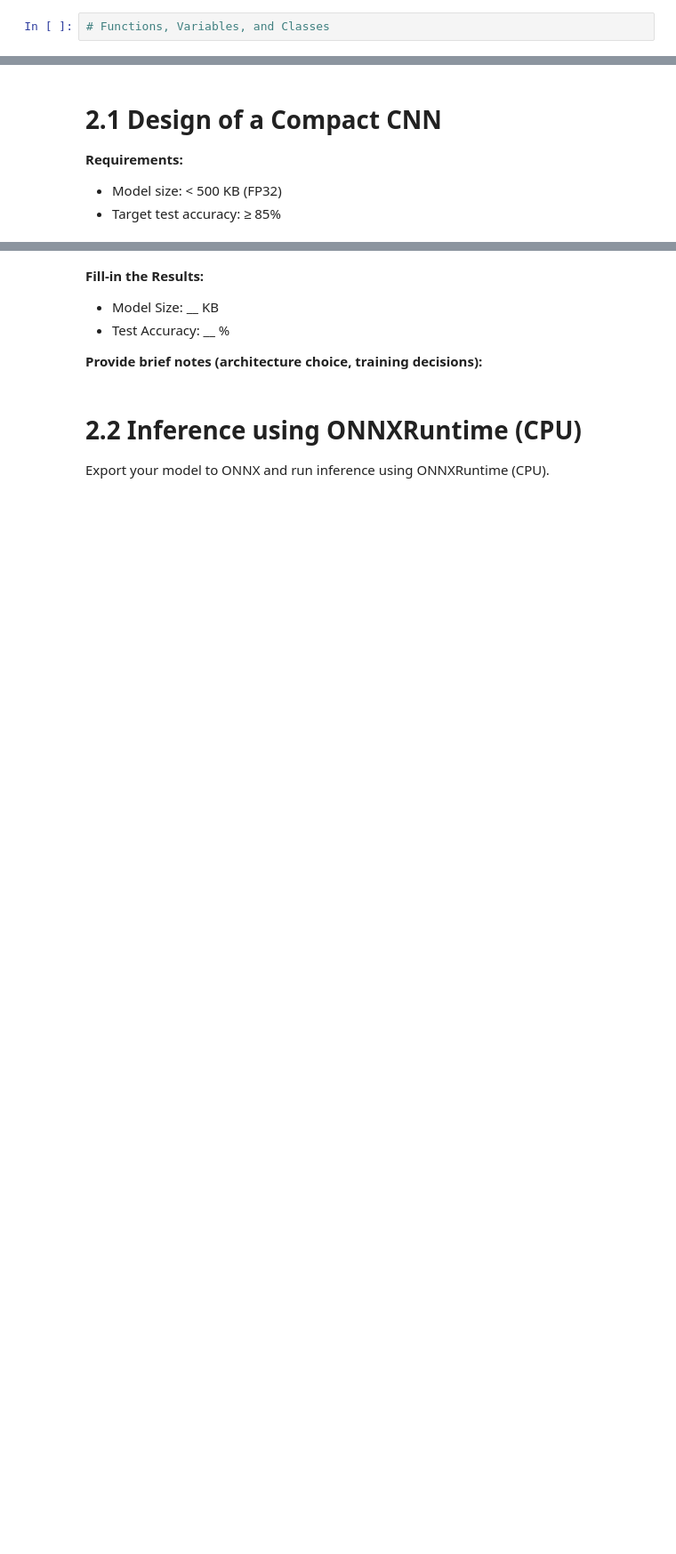
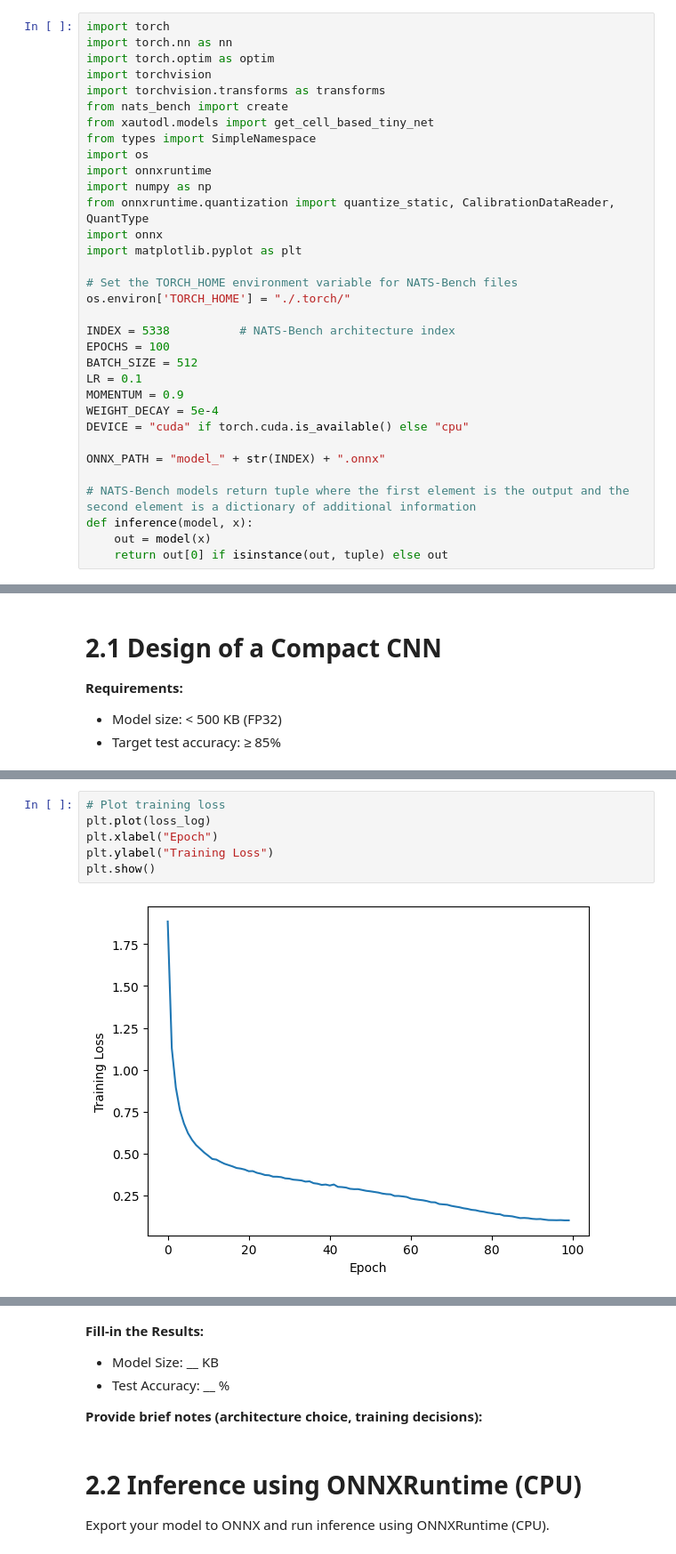
Before and after one commit to SigmaAcehole/Tiny-ML-CIFAR-10, a Jupyter notebook: problem_set_1.ipynb, the cells around one changed output, grey strips where cells are left out. Shown at 89% size. Saved outputs shown, nothing was run; the diff lists cells and outputs as text; blank space fills up the shorter version.

```diff
--- a/problem_set_1.ipynb
+++ b/problem_set_1.ipynb
@@ -14,4 +14,35 @@
 # Imports, Functions, Global Variables, Classes
 Define all shared code in the cell below.
 # %%
-# Functions, Variables, and Classes
+import torch
+import torch.nn as nn
+import torch.optim as optim
+import torchvision
+import torchvision.transforms as transforms
+from nats_bench import create
+from xautodl.models import get_cell_based_tiny_net
+from types import SimpleNamespace
+import os
+import onnxruntime
+import numpy as np
+from onnxruntime.quantization import quantize_static, CalibrationDataReader, QuantType
+import onnx
+import matplotlib.pyplot as plt
+
+# Set the TORCH_HOME environment variable for NATS-Bench files
+os.environ['TORCH_HOME'] = "./.torch/"
+
+INDEX = 5338          # NATS-Bench architecture index
+EPOCHS = 100
+BATCH_SIZE = 512
+LR = 0.1
+MOMENTUM = 0.9
+WEIGHT_DECAY = 5e-4
+DEVICE = "cuda" if torch.cuda.is_available() else "cpu"
+
+ONNX_PATH = "model_" + str(INDEX) + ".onnx"
+
+# NATS-Bench models return tuple where the first element is the output and the second element is a dictionary of additional information
+def inference(model, x):
+    out = model(x)
+    return out[0] if isinstance(out, tuple) else out
@@ -25,0 +201,8 @@ Define all shared code in the cell below.
+# %%
+# Plot training loss
+plt.plot(loss_log)
+plt.xlabel("Epoch")
+plt.ylabel("Training Loss")
+plt.show()
+# %% [output]
+[figure, added]
```
Also changed, not shown: parts of 11 cells of this notebook, 3 other files.
